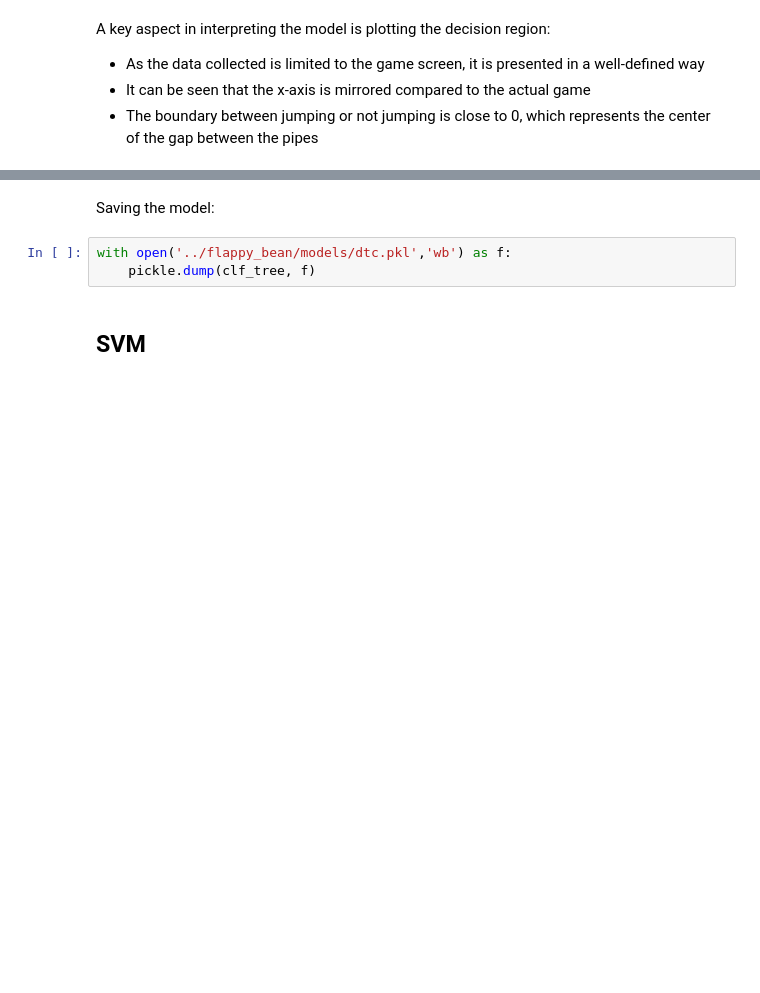
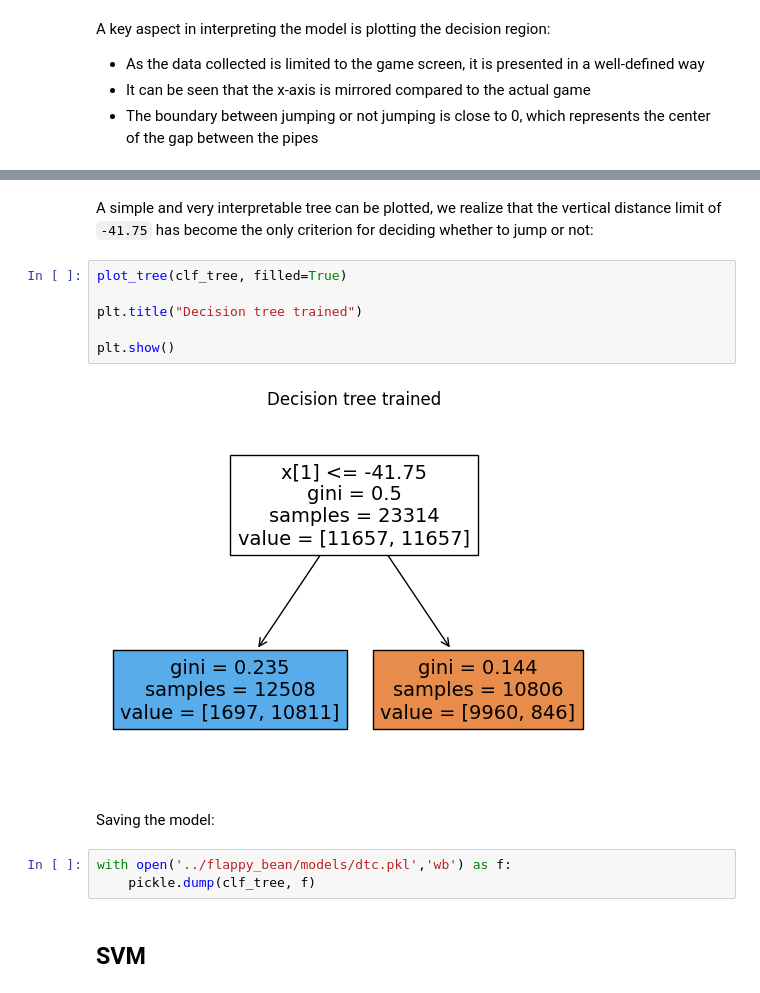
Before and after one commit to filipemedeiross/solving_flappy_bird, a Jupyter notebook: notebooks/intelligent_agent.ipynb, the cells around one changed output, grey strips where cells are left out. Cells and saved outputs as stored; diff of their text form; blank space fills up the shorter version.

```diff
--- a/notebooks/intelligent_agent.ipynb
+++ b/notebooks/intelligent_agent.ipynb
@@ -359,3 +360,13 @@ _ = plt.axis('tight')
+# %% [markdown]
+A simple and very interpretable tree can be plotted, we realize that the vertical distance limit of `-41.75` has become the only criterion for deciding whether to jump or not:
+# %%
+plot_tree(clf_tree, filled=True)
+
+plt.title("Decision tree trained")
+
+plt.show()
+# %% [output]
+[figure, added]
 # %% [markdown]
 Saving the model:
 # %%
```
Also changed, not shown: parts of 20 cells of this notebook.
